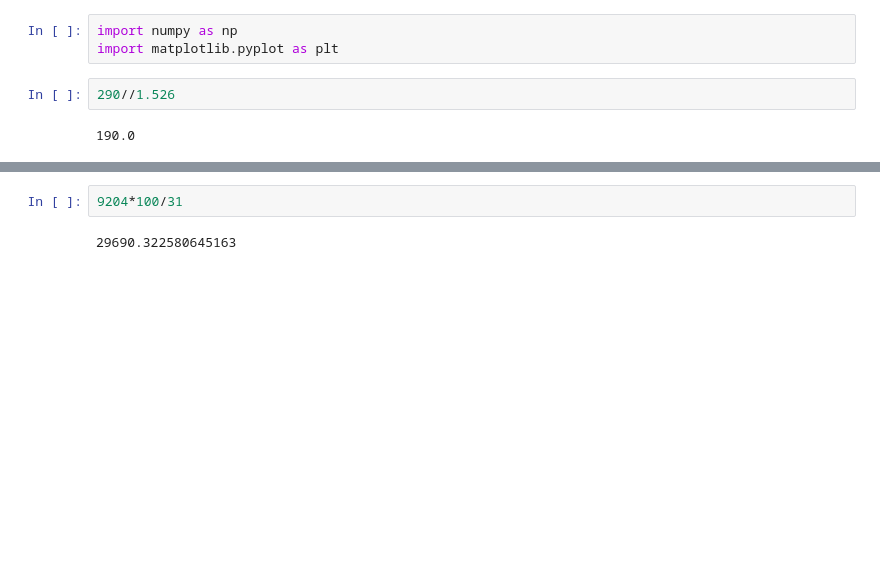
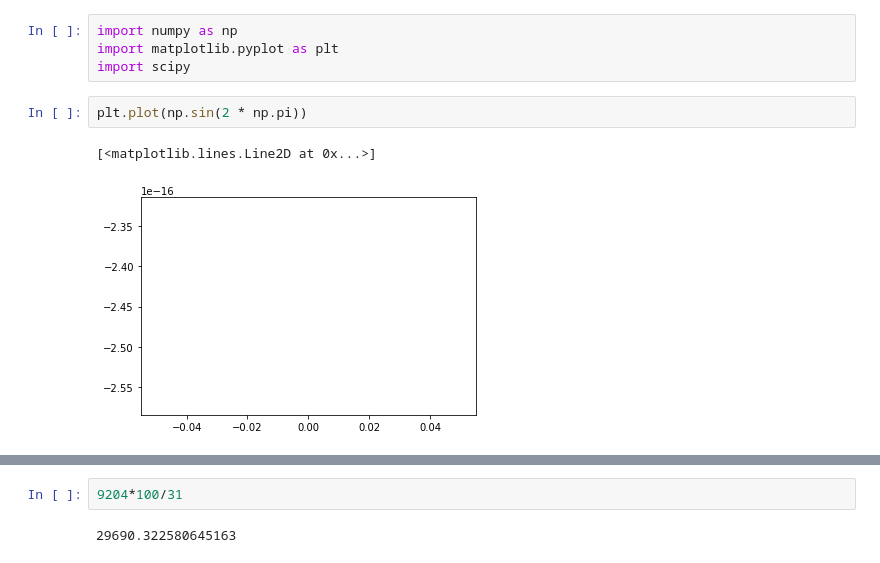
Before and after one commit to gil-miranda/university-courses, a Jupyter notebook: fourier/Untitled.ipynb, the cells around one changed output, grey strips where cells are left out. Drawn from its saved outputs; the diff is of its cells as text; blank space fills up the shorter version.

```diff
--- a/fourier/Untitled.ipynb
+++ b/fourier/Untitled.ipynb
@@ -1,7 +1,9 @@
 # %%
 import numpy as np
 import matplotlib.pyplot as plt
+import scipy
-# %%
-290//1.526
-# %% [output]
-190.0
+# %%
+plt.plot(np.sin(2 * np.pi))
+# %% [output]
+[<matplotlib.lines.Line2D at 0x...>]
+[figure, added]
```
Also changed, not shown: parts of 10 cells of this notebook, 3 other files.
